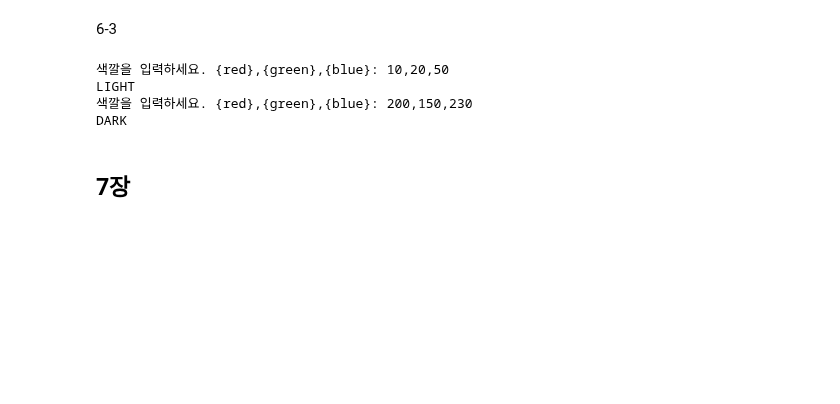
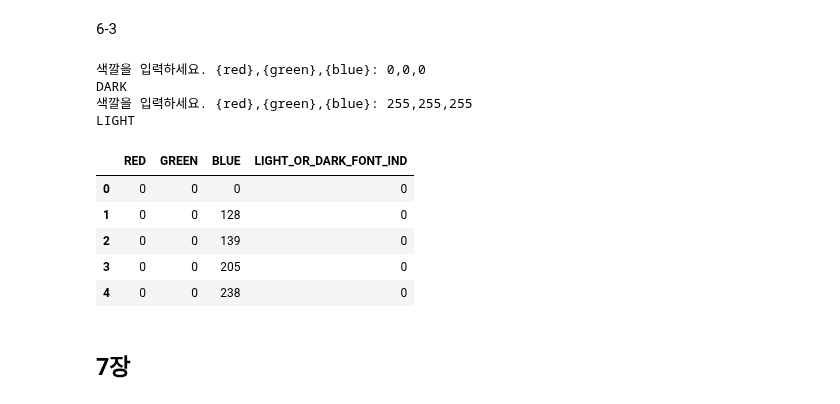
Before and after one commit to rickiepark/math4ds, a Jupyter notebook: examples.ipynb, the cells around one changed output. Cells and saved outputs as stored; diff of their text form; code cells hidden in the pictures; blank space fills up the shorter version.

```diff
--- a/examples.ipynb
+++ b/examples.ipynb
@@ -664,7 +664,7 @@ X = df.values[:, :-1]
 # 출력 변수(마지막 열)를 추출합니다
 Y = df.values[:, -1]
 
-model = LogisticRegression(solver='liblinear')
+model = LogisticRegression()
 
 X_train, X_test, Y_train, Y_test = train_test_split(X, Y, test_size=.33)
 model.fit(X_train, Y_train)
@@ -675,15 +675,24 @@ for _ in range(2):
     n = input("색깔을 입력하세요. {red},{green},{blue}: ")
     (r, g, b) = n.split(",")
     x = model.predict(np.array([[int(r), int(g), int(b)]]))
-    if model.predict(np.array([[int(r), int(g), int(b)]]))[0] == 0.0:
+    if x[0] == 0.0:
+        print("DARK")
+    else:
         print("LIGHT")
-    else:
-        print("DARK")
 # %% [output]
-색깔을 입력하세요. {red},{green},{blue}: 10,20,50
+색깔을 입력하세요. {red},{green},{blue}: 0,0,0
+DARK
+색깔을 입력하세요. {red},{green},{blue}: 255,255,255
 LIGHT
-색깔을 입력하세요. {red},{green},{blue}: 200,150,230
-DARK
+# %%
+df.head()
+# %% [output]
+|  | RED | GREEN | BLUE | LIGHT_OR_DARK_FONT_IND |
+| 0 | 0 | 0 | 0 | 0 |
+| 1 | 0 | 0 | 128 | 0 |
+| 2 | 0 | 0 | 139 | 0 |
+| 3 | 0 | 0 | 205 | 0 |
+| 4 | 0 | 0 | 238 | 0 |
 # %% [markdown]
 ## 7장
 # %%
```
Also changed, not shown: parts of 3 cells of this notebook.
